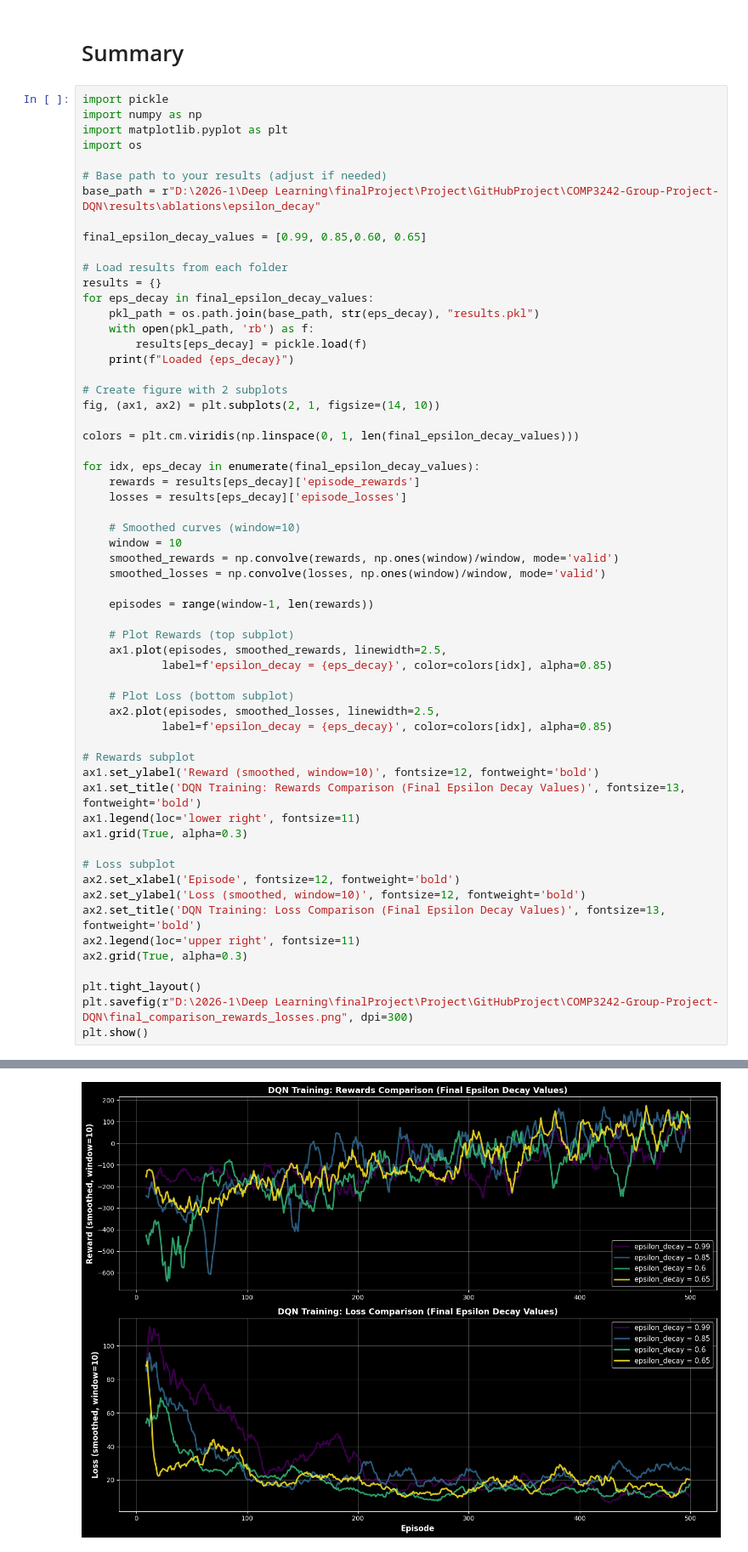
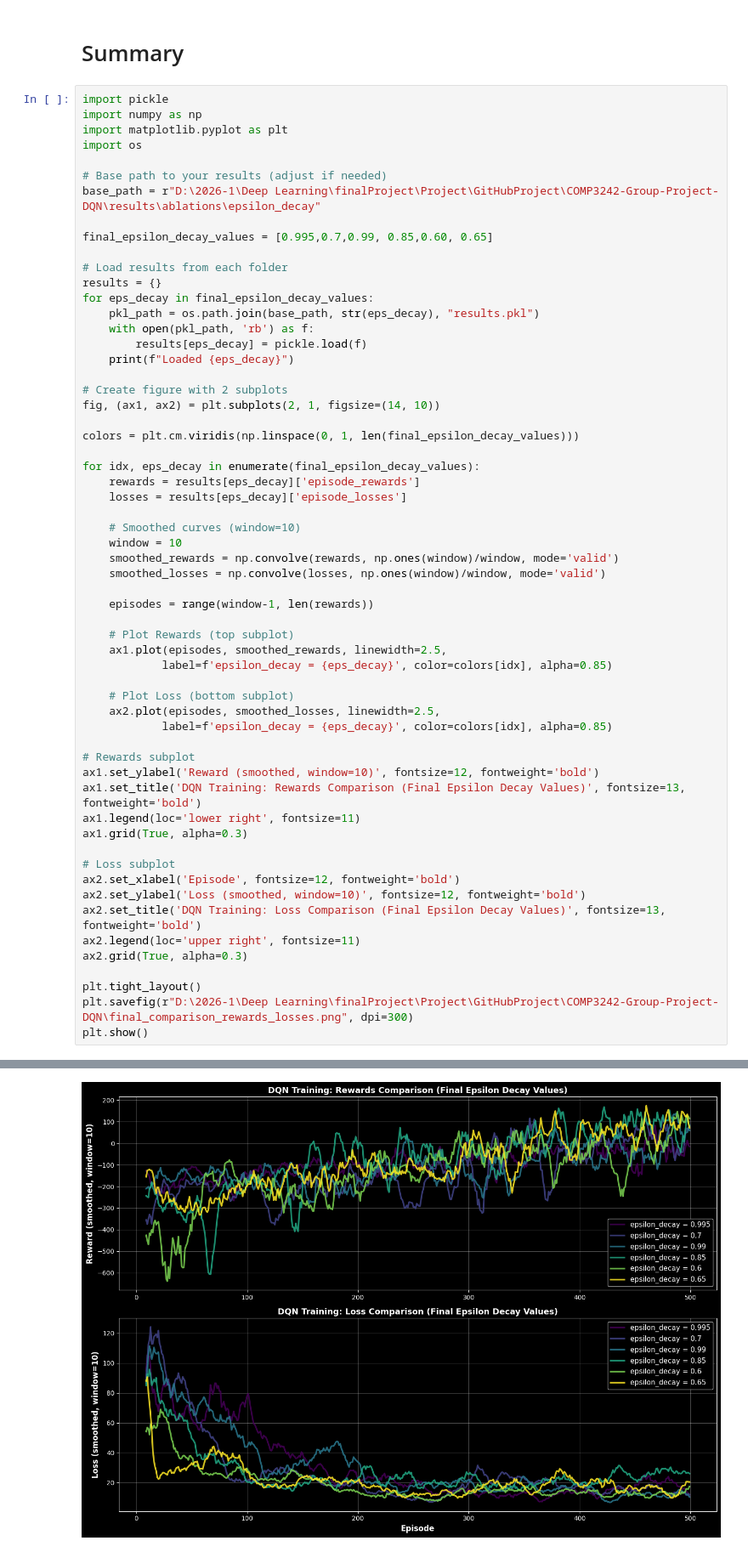
Before and after one commit to Kanncell/COMP3242-Group-Project-DQN, a Jupyter notebook: experiments/epsilon_decay_ablation.ipynb, the cells around one changed output, grey strips where cells are left out. Shown at 85% size. Drawn from its saved outputs; the diff is of its cells as text.

```diff
--- a/experiments/epsilon_decay_ablation.ipynb
+++ b/experiments/epsilon_decay_ablation.ipynb
@@ -386,7 +390,7 @@ import os
 # Base path to your results (adjust if needed)
 base_path = r"D:\2026-1\Deep Learning\finalProject\Project\GitHubProject\COMP3242-Group-Project-DQN\results\ablations\epsilon_decay"
 
-final_epsilon_decay_values = [0.99, 0.85,0.60, 0.65]
+final_epsilon_decay_values = [0.995,0.7,0.99, 0.85,0.60, 0.65]
 
 # Load results from each folder
 results = {}
@@ -440,8 +446,8 @@ plt.show()
 Loaded 0.99
 Loaded 0.85
 Loaded 0.6
 Loaded 0.65
-[figure, old version]
+[figure, new version]
 # %% [markdown]
 This graphic highlights the training dynamics of our top-performing epsilon decay configurations (0.60, 0.65, 0.85 and 0.99).
 
```
Also changed, not shown: parts of 2 cells of this notebook.
